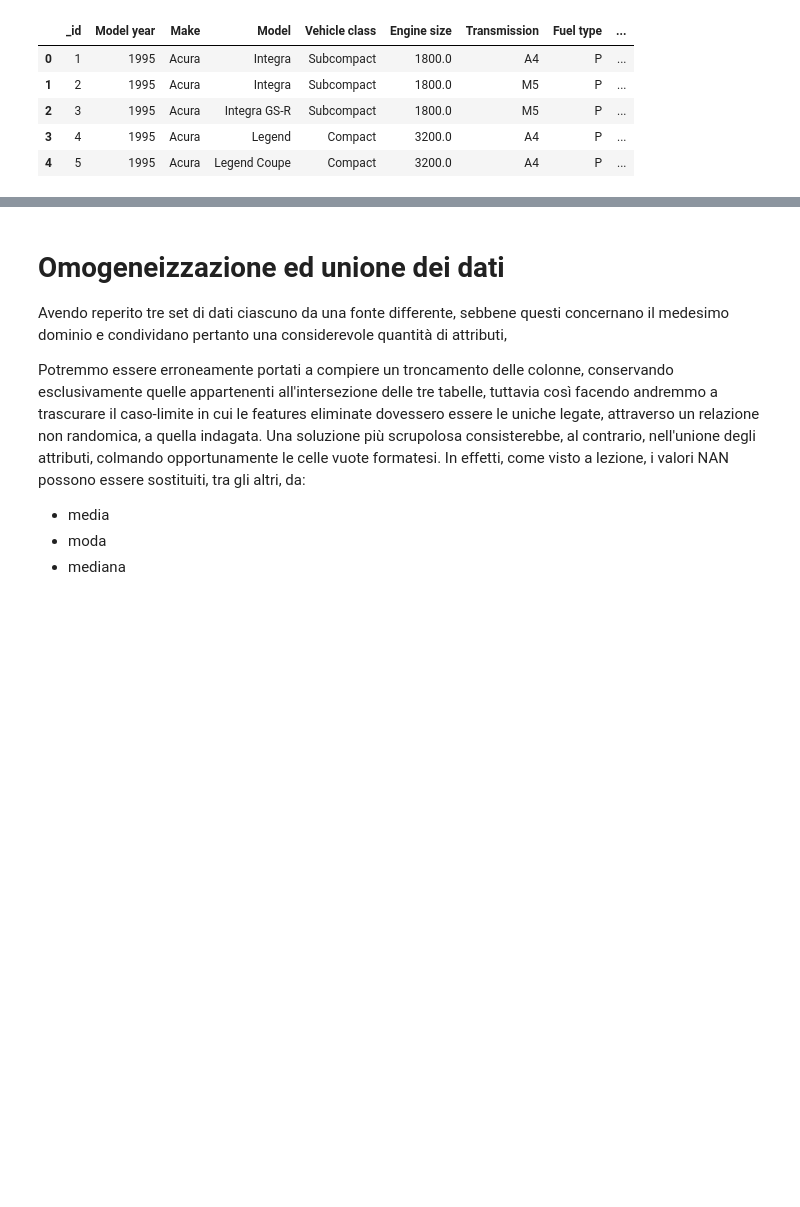
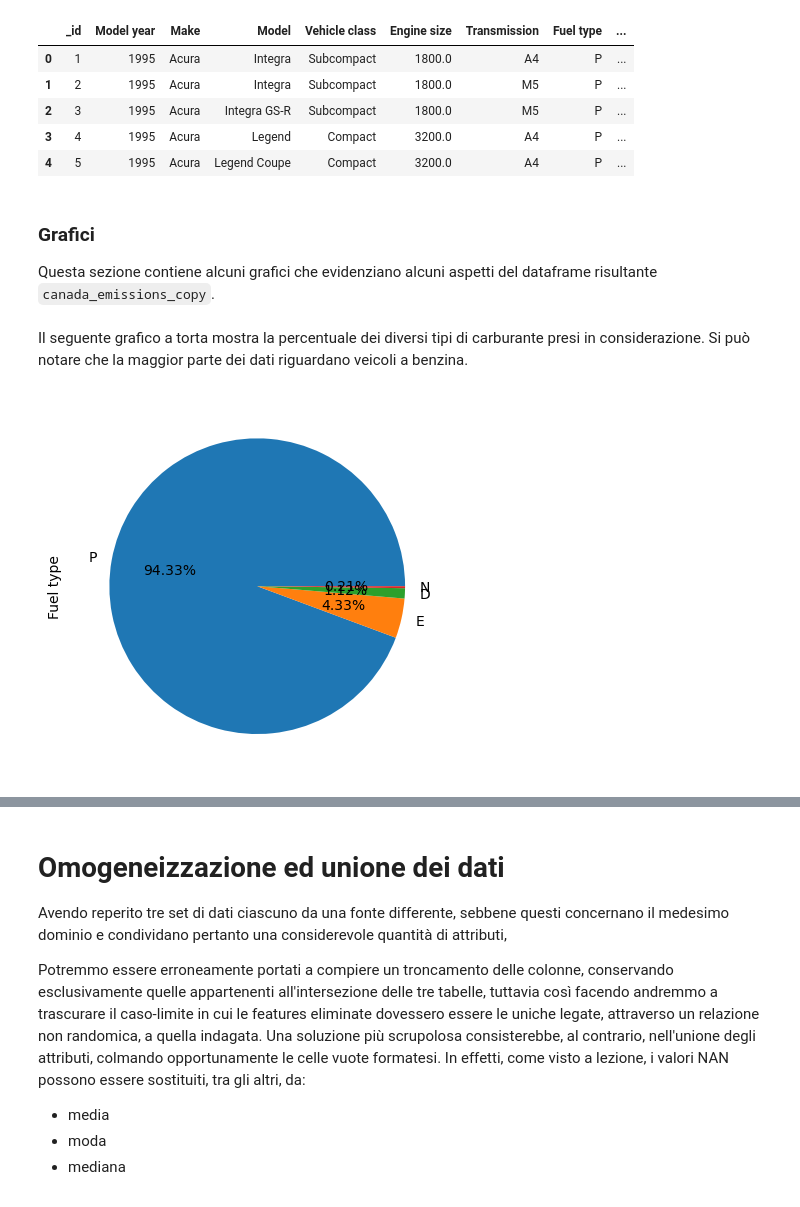
Before and after one commit to francesco-zatto/dia-project, a Jupyter notebook: car_emissions.ipynb, the cells around one changed output, grey strips where cells are left out. Drawn from its saved outputs; the diff is of its cells as text; code cells hidden in the pictures; blank space fills up the shorter version.

Commit message:
Create some graphs

```diff
--- a/car_emissions.ipynb
+++ b/car_emissions.ipynb
@@ -159,3 +159,13 @@ canada_emissions_copy.head(5)
 | 2 | 3 | 1995 | Acura | Integra GS-R | Subcompact | 1800.0 | M5 | P | ... |
 | 3 | 4 | 1995 | Acura | Legend | Compact | 3200.0 | A4 | P | ... |
 | 4 | 5 | 1995 | Acura | Legend Coupe | Compact | 3200.0 | A4 | P | ... |
+# %% [markdown]
+### Grafici
+Questa sezione contiene alcuni grafici che evidenziano alcuni aspetti del dataframe risultante `canada_emissions_copy`.
+# %% [markdown]
+Il seguente grafico a torta mostra la percentuale dei diversi tipi di carburante presi in considerazione. Si può notare che la maggior parte dei dati riguardano veicoli a benzina.
+# %%
+canada_emissions_copy["Fuel type"].value_counts().plot.pie(autopct="%.2f%%")
+plt.show()
+# %% [output]
+[figure, added]
```
Also changed, not shown: parts of 2 cells of this notebook.
